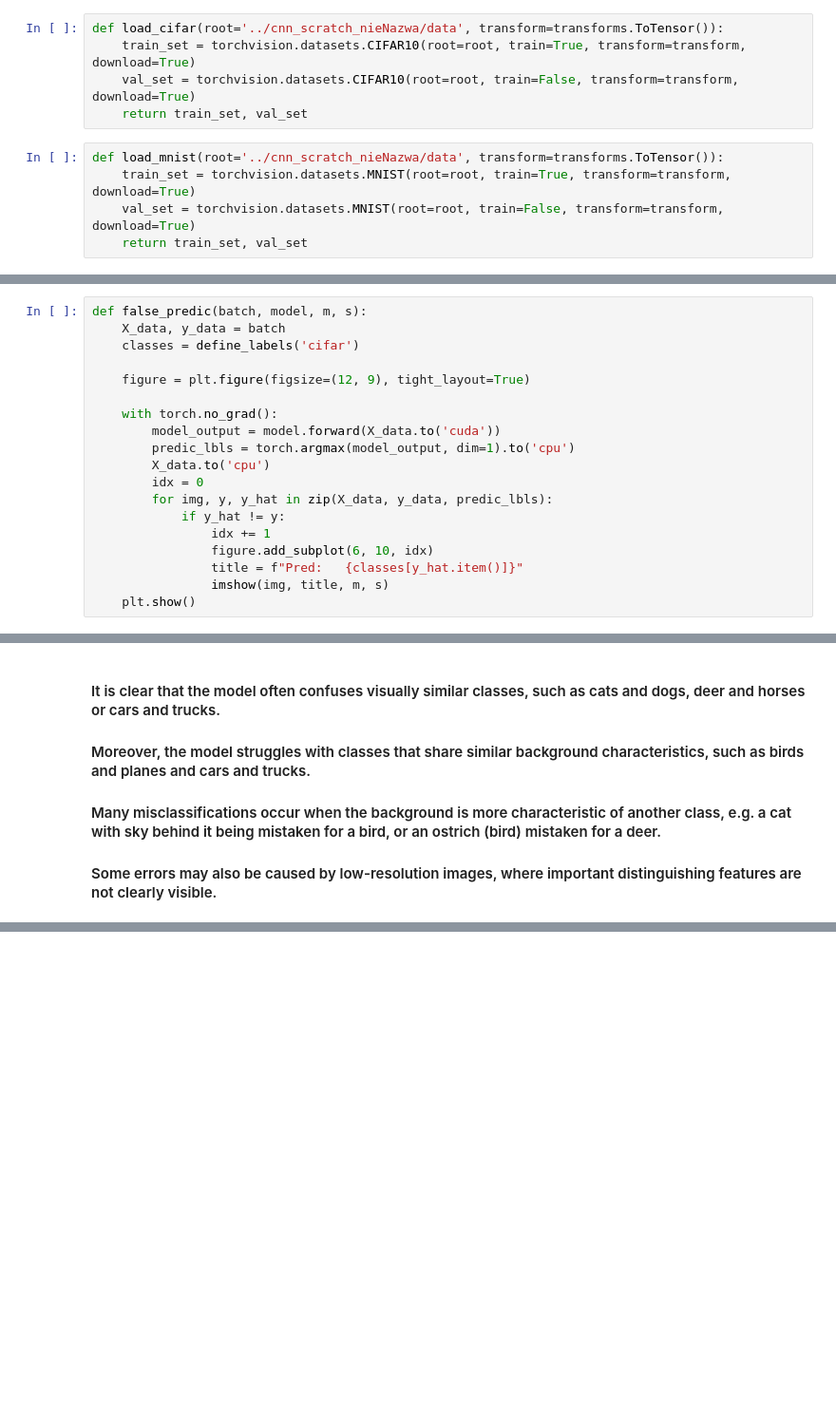
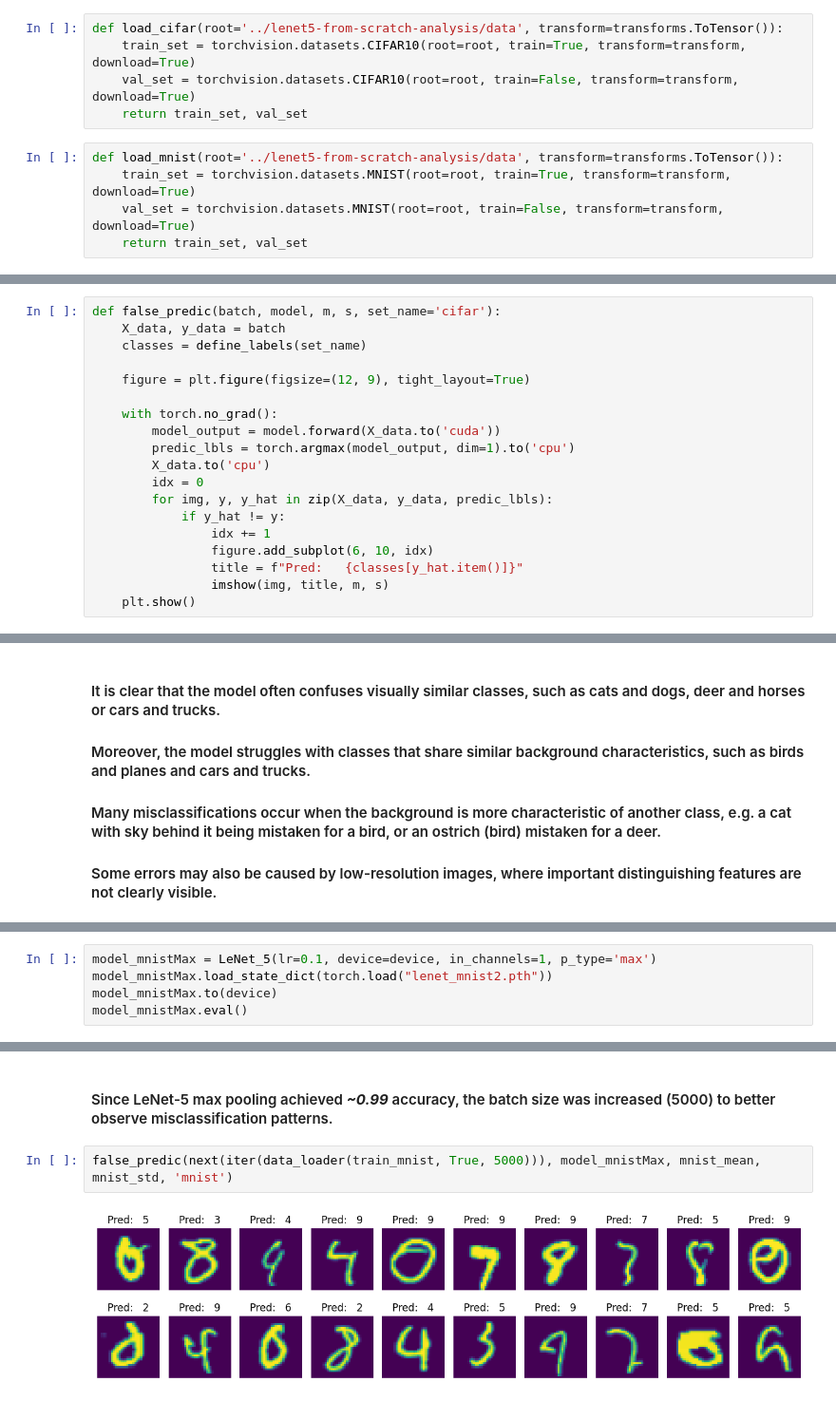
Before and after one commit to M4rselo/lenet5-from-scratch-analysis, a Jupyter notebook: lenet5_architectural_insights.ipynb, the cells around one changed output, grey strips where cells are left out. Shown at 95% size. Drawn from its saved outputs; the diff is of its cells as text; blank space fills up the shorter version.

```diff
--- a/cnn_scratch.ipynb
+++ b/lenet5_architectural_insights.ipynb
@@ -24,12 +30,12 @@ import time
 # %% [markdown]
 ### Data Loading & Basic Inspection
 # %%
-def load_cifar(root='../cnn_scratch_nieNazwa/data', transform=transforms.ToTensor()):
+def load_cifar(root='../lenet5-from-scratch-analysis/data', transform=transforms.ToTensor()):
     train_set = torchvision.datasets.CIFAR10(root=root, train=True, transform=transform, download=True)
     val_set = torchvision.datasets.CIFAR10(root=root, train=False, transform=transform, download=True)
     return train_set, val_set
 # %%
-def load_mnist(root='../cnn_scratch_nieNazwa/data', transform=transforms.ToTensor()):
+def load_mnist(root='../lenet5-from-scratch-analysis/data', transform=transforms.ToTensor()):
     train_set = torchvision.datasets.MNIST(root=root, train=True, transform=transform, download=True)
     val_set = torchvision.datasets.MNIST(root=root, train=False, transform=transform, download=True)
     return train_set, val_set
@@ -702,9 +693,9 @@ LeNet_5(
 # %% [markdown]
 #### `false_predic` extracts incorrectly predicted samples and displays them with their predicted labels.
 # %%
-def false_predic(batch, model, m, s):
+def false_predic(batch, model, m, s, set_name='cifar'):
     X_data, y_data = batch
-    classes = define_labels('cifar')
+    classes = define_labels(set_name)
 
     figure = plt.figure(figsize=(12, 9), tight_layout=True)
 
@@ -731,0 +744,5 @@ false_predic(next(iter(data_loader(train_data, True, 128))), model_cifarMax, nor
+# %%
+model_mnistMax = LeNet_5(lr=0.1, device=device, in_channels=1, p_type='max')
+model_mnistMax.load_state_dict(torch.load("lenet_mnist2.pth"))
+model_mnistMax.to(device)
+model_mnistMax.eval()
@@ -731,0 +759,6 @@ false_predic(next(iter(data_loader(train_data, True, 128))), model_cifarMax, nor
+# %% [markdown]
+#### Since LeNet-5 max pooling achieved ***~0.99*** accuracy, the batch size was increased (5000) to better observe misclassification patterns.
+# %%
+false_predic(next(iter(data_loader(train_mnist, True, 5000))), model_mnistMax, mnist_mean, mnist_std, 'mnist')
+# %% [output]
+[figure, added]
```
Also changed, not shown: parts of 28 cells of this notebook, 1 other file.
